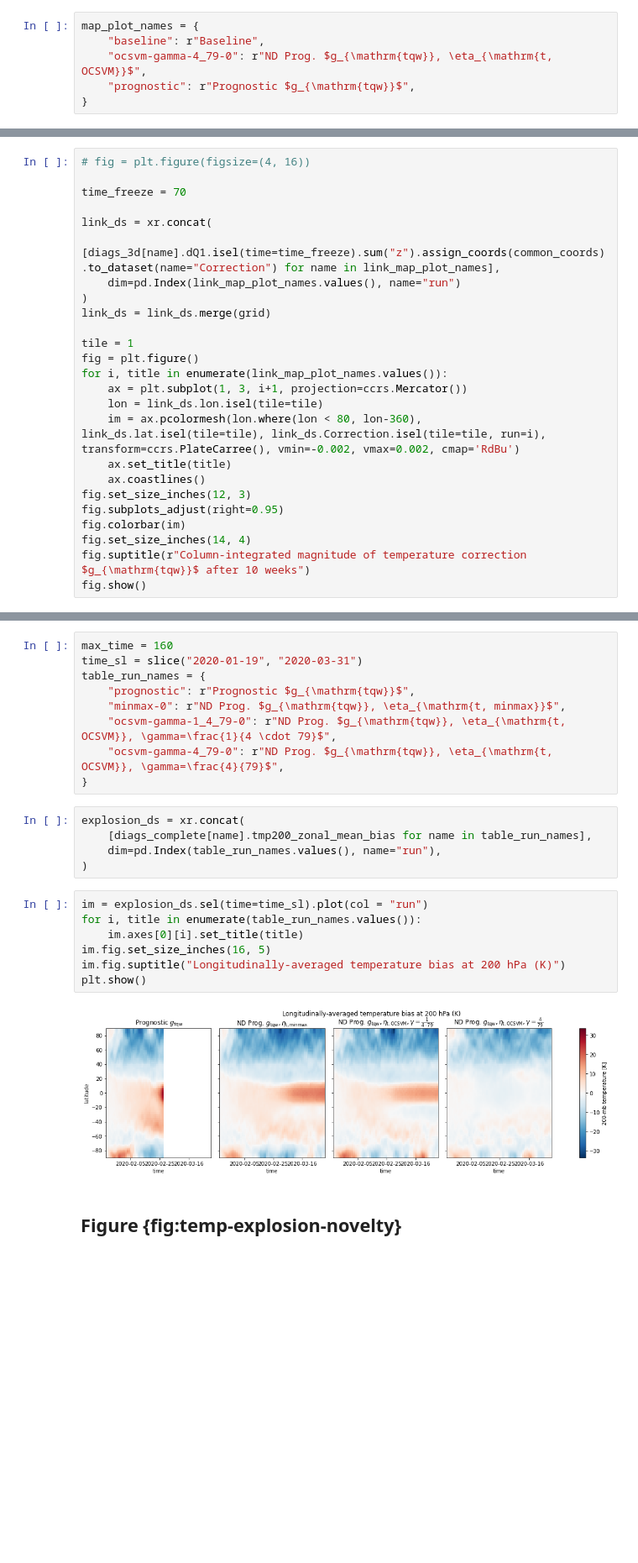
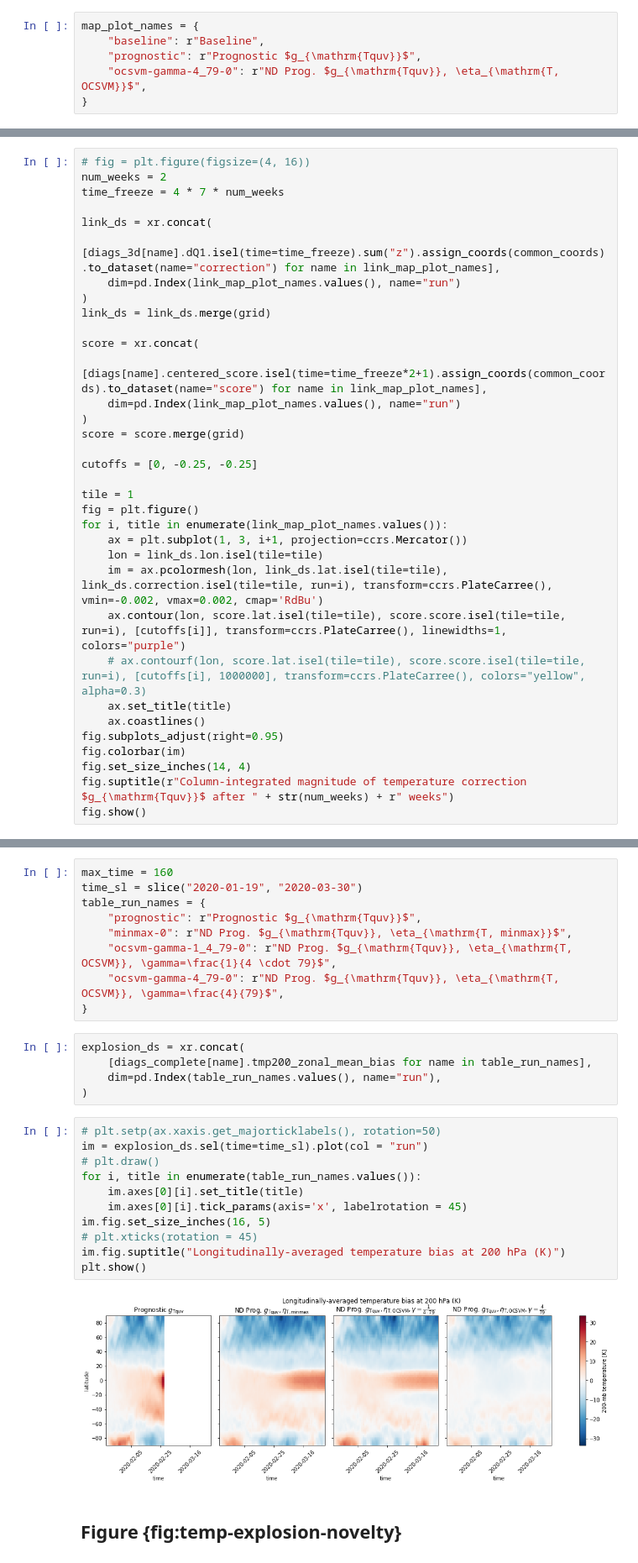
Before and after one commit to ai2cm/out-of-sample, a Jupyter notebook: notebooks/cutoffs_plot.ipynb, the cells around one changed output, grey strips where cells are left out. Shown at 84% size. Drawn from its saved outputs; the diff is of its cells as text; blank space fills up the shorter version.

Commit message:
updated plots

```diff
--- a/notebooks/cutoffs_plot.ipynb
+++ b/notebooks/cutoffs_plot.ipynb
@@ -490,8 +515,8 @@ plt.show()
 # %%
 map_plot_names = {
     "baseline": r"Baseline",
-    "ocsvm-gamma-4_79-0": r"ND Prog. $g_{\mathrm{tqw}}, \eta_{\mathrm{t, OCSVM}}$",
-    "prognostic": r"Prognostic $g_{\mathrm{tqw}}$",
+    "prognostic": r"Prognostic $g_{\mathrm{Tquv}}$",
+    "ocsvm-gamma-4_79-0": r"ND Prog. $g_{\mathrm{Tquv}}, \eta_{\mathrm{T, OCSVM}}$",
 }
 # %%
 common_coords = {"tile": range(6), "x": range(48), "y": range(48)}
@@ -558,27 +583,36 @@ link_map_plot_names = {
 }
 # %%
 # fig = plt.figure(figsize=(4, 16))
-
-time_freeze = 70
+num_weeks = 2
+time_freeze = 4 * 7 * num_weeks
 
 link_ds = xr.concat(
-    [diags_3d[name].dQ1.isel(time=time_freeze).sum("z").assign_coords(common_coords).to_dataset(name="Correction") for name in link_map_plot_names],
+    [diags_3d[name].dQ1.isel(time=time_freeze).sum("z").assign_coords(common_coords).to_dataset(name="correction") for name in link_map_plot_names],
     dim=pd.Index(link_map_plot_names.values(), name="run")
 )
 link_ds = link_ds.merge(grid)
+
+score = xr.concat(
+    [diags[name].centered_score.isel(time=time_freeze*2+1).assign_coords(common_coords).to_dataset(name="score") for name in link_map_plot_names],
+    dim=pd.Index(link_map_plot_names.values(), name="run")
+)
+score = score.merge(grid)
+
+cutoffs = [0, -0.25, -0.25]
 
 tile = 1
 fig = plt.figure()
 for i, title in enumerate(link_map_plot_names.values()):
     ax = plt.subplot(1, 3, i+1, projection=ccrs.Mercator())
     lon = link_ds.lon.isel(tile=tile)
-    im = ax.pcolormesh(lon.where(lon < 80, lon-360), link_ds.lat.isel(tile=tile), link_ds.Correction.isel(tile=tile, run=i), transform=ccrs.PlateCarree(), vmin=-0.002, vmax=0.002, cmap='RdBu')
+    im = ax.pcolormesh(lon, link_ds.lat.isel(tile=tile), link_ds.correction.isel(tile=tile, run=i), transform=ccrs.PlateCarree(), vmin=-0.002, vmax=0.002, cmap='RdBu')
+    ax.contour(lon, score.lat.isel(tile=tile), score.score.isel(tile=tile, run=i), [cutoffs[i]], transform=ccrs.PlateCarree(), linewidths=1, colors="purple")
+    # ax.contourf(lon, score.lat.isel(tile=tile), score.score.isel(tile=tile, run=i), [cutoffs[i], 1000000], transform=ccrs.PlateCarree(), colors="yellow", alpha=0.3)
     ax.set_title(title)
     ax.coastlines()
-fig.set_size_inches(12, 3)
 fig.subplots_adjust(right=0.95)
 fig.colorbar(im)
 fig.set_size_inches(14, 4)
-fig.suptitle(r"Column-integrated magnitude of temperature correction $g_{\mathrm{tqw}}$ after 10 weeks")
+fig.suptitle(r"Column-integrated magnitude of temperature correction $g_{\mathrm{Tquv}}$ after " + str(num_weeks) + r" weeks")
 fig.show()
 # %% [output]
@@ -587,12 +621,12 @@ fig.show()
 ## Figure {fig:temp-explosion}
 # %%
 max_time = 160
-time_sl = slice("2020-01-19", "2020-03-31")
+time_sl = slice("2020-01-19", "2020-03-30")
 table_run_names = {
-    "prognostic": r"Prognostic $g_{\mathrm{tqw}}$",
-    "minmax-0": r"ND Prog. $g_{\mathrm{tqw}}, \eta_{\mathrm{t, minmax}}$",
-    "ocsvm-gamma-1_4_79-0": r"ND Prog. $g_{\mathrm{tqw}}, \eta_{\mathrm{t, OCSVM}}, \gamma=\frac{1}{4 \cdot 79}$",
-    "ocsvm-gamma-4_79-0": r"ND Prog. $g_{\mathrm{tqw}}, \eta_{\mathrm{t, OCSVM}}, \gamma=\frac{4}{79}$",
+    "prognostic": r"Prognostic $g_{\mathrm{Tquv}}$",
+    "minmax-0": r"ND Prog. $g_{\mathrm{Tquv}}, \eta_{\mathrm{T, minmax}}$",
+    "ocsvm-gamma-1_4_79-0": r"ND Prog. $g_{\mathrm{Tquv}}, \eta_{\mathrm{T, OCSVM}}, \gamma=\frac{1}{4 \cdot 79}$",
+    "ocsvm-gamma-4_79-0": r"ND Prog. $g_{\mathrm{Tquv}}, \eta_{\mathrm{T, OCSVM}}, \gamma=\frac{4}{79}$",
 }
 # %%
 explosion_ds = xr.concat(
@@ -600,14 +634,18 @@ explosion_ds = xr.concat(
     dim=pd.Index(table_run_names.values(), name="run"),
 )
 # %%
+# plt.setp(ax.xaxis.get_majorticklabels(), rotation=50)
 im = explosion_ds.sel(time=time_sl).plot(col = "run")
+# plt.draw()
 for i, title in enumerate(table_run_names.values()):
     im.axes[0][i].set_title(title)
+    im.axes[0][i].tick_params(axis='x', labelrotation = 45)
 im.fig.set_size_inches(16, 5)
+# plt.xticks(rotation = 45)
 im.fig.suptitle("Longitudinally-averaged temperature bias at 200 hPa (K)")
 plt.show()
 # %% [output]
-[figure, old version]
+[figure, new version]
 # %% [markdown]
 ## Figure {fig:temp-explosion-novelty}
 # %%
```
Also changed, not shown: parts of 13 cells of this notebook, 2 other files.
